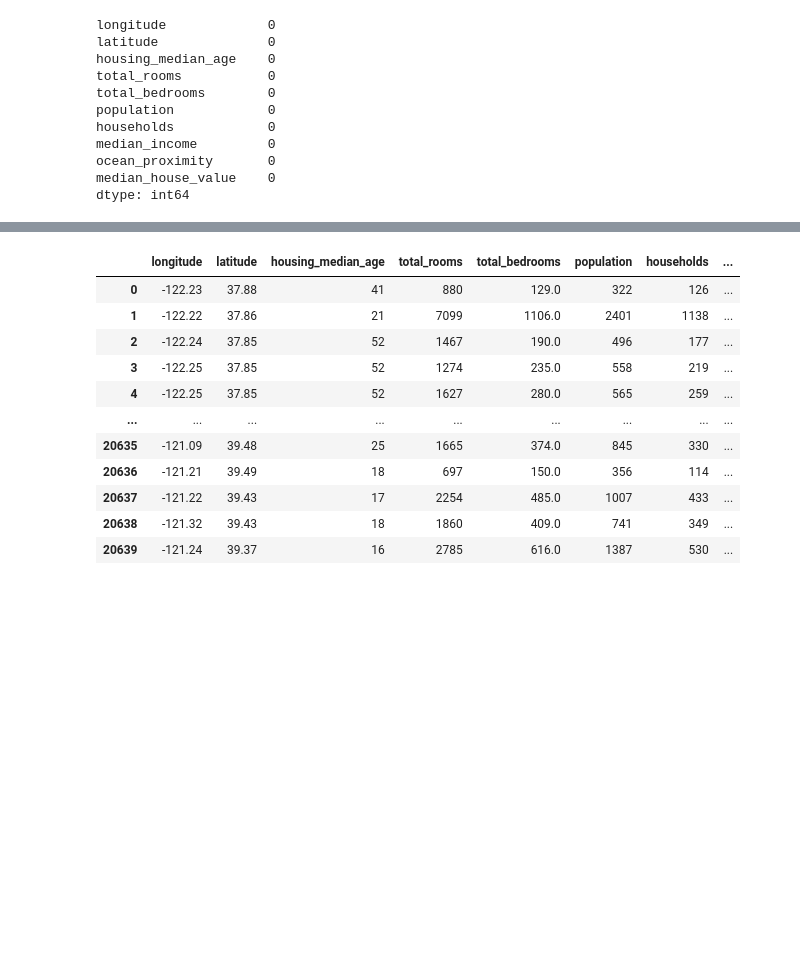
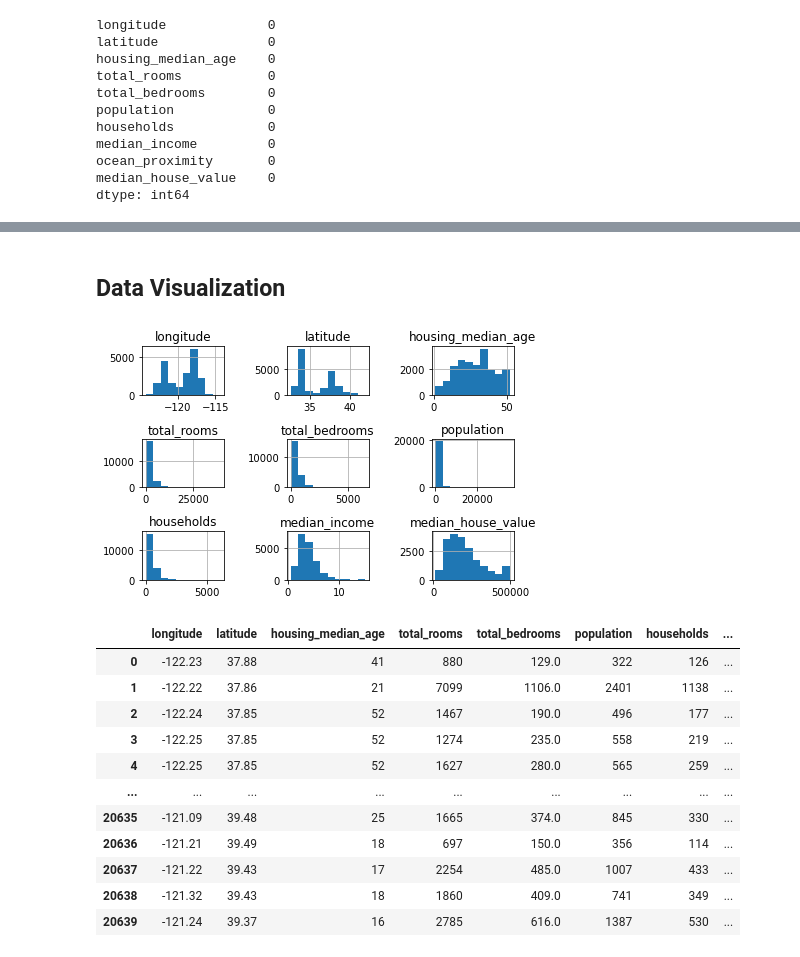
Before and after one commit to AiJared/Carlifornia-House-Price-Prediction, a Jupyter notebook: Carlifornia House Price Prediction.ipynb, the cells around one changed output, grey strips where cells are left out. Cells and saved outputs as stored; diff of their text form; code cells hidden in the pictures; blank space fills up the shorter version.

Commit message:
data visualization

```diff
--- a/Carlifornia House Price Prediction.ipynb
+++ b/Carlifornia House Price Prediction.ipynb
@@ -190,3 +190,12 @@ Name: median_house_value, dtype: float64
+# %% [markdown]
+## Data Visualization
+# %%
+# plot a histogram to visualize the dataset
+dataset.hist()
+save_fig("house_price_data_visualization")
+plt.show()
+# %% [output]
+[figure, added]
 # %%
 X = dataset.iloc[:, :9]# get a copy of dataset, exclude the last column
 y = dataset.iloc[:, 9].values # get an array of values from column 9
```
Also changed, not shown: parts of 14 cells of this notebook, 1 other file.
